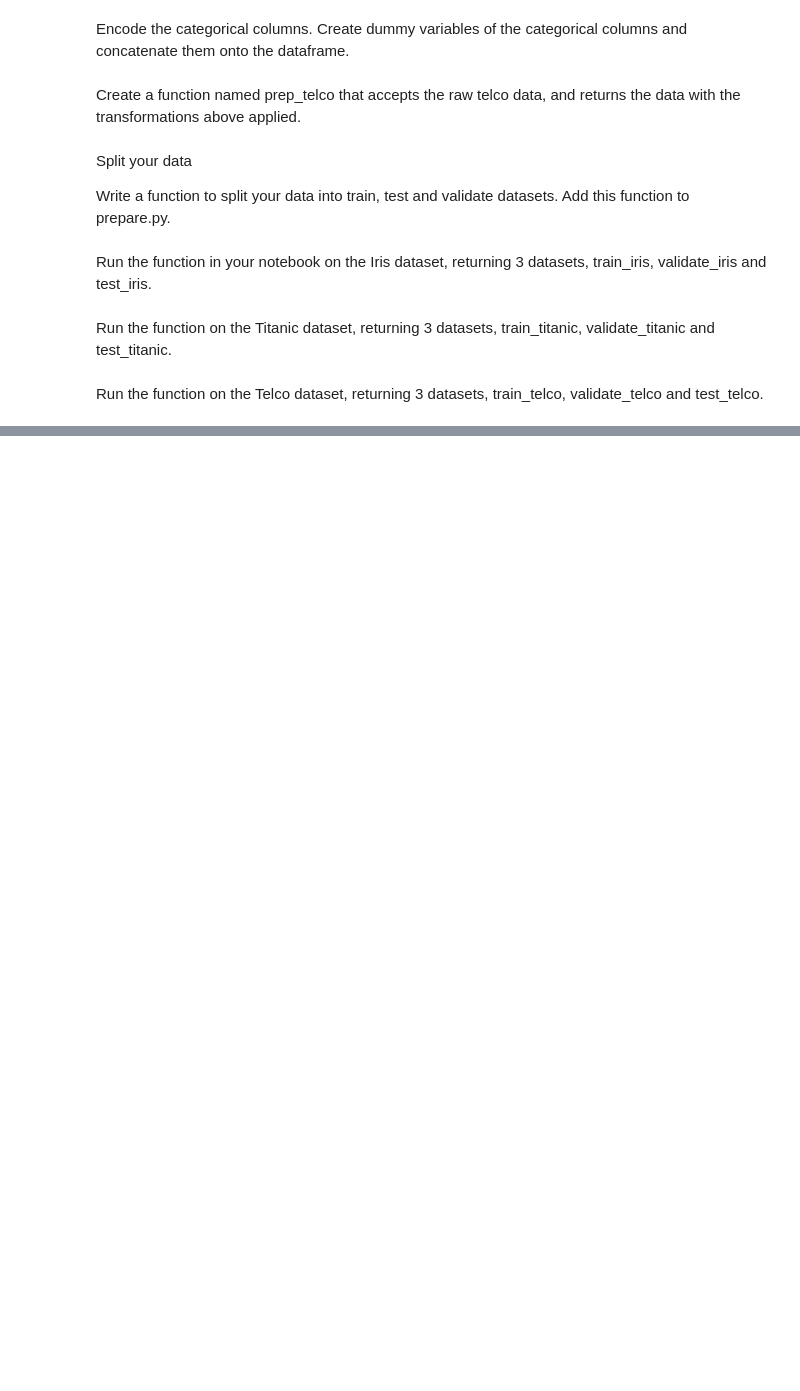
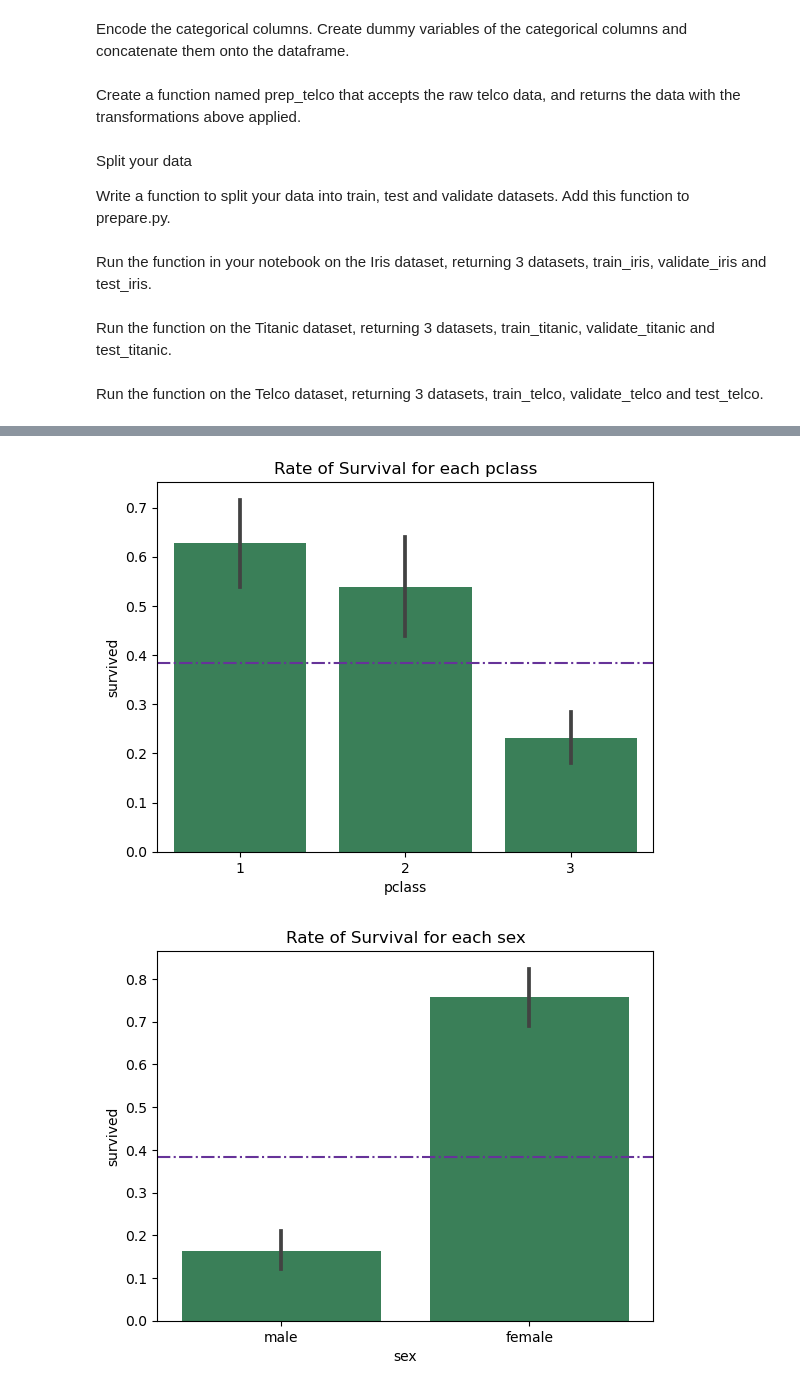
Before and after one commit to shawn-brown12/classification-exercises, a Jupyter notebook: classification_exercises.ipynb, the cells around one changed output, grey strips where cells are left out. Saved outputs shown, nothing was run; the diff lists cells and outputs as text; code cells hidden in the pictures; blank space fills up the shorter version.

Commit message:
updating prepare.py file and exercises file

```diff
--- a/classification_exercises.ipynb
+++ b/classification_exercises.ipynb
@@ -797,0 +638,4 @@ Document any and all findings and takeaways in your notebook using markdown.
+# %%
+train, validate, test = prepare.split_train_test(titanic, 'survived')
+
+train.shape, validate.shape, test.shape
@@ -797,0 +670,23 @@ Document any and all findings and takeaways in your notebook using markdown.
+# %%
+# list of categorical variables to plot with survived
+cat_vars = ['pclass', 'sex', 'sibsp', 'parch', 'alone']
+
+#compute survival rate
+survival_rate = train.survived.mean()
+
+#plot one variable with survived
+#col = 'pclass'
+#sns.barplot(x=col, y='survived', data=train, color='seagreen')
+#add a horizontal line with theo verall survived rate
+#plt.axhline(survival_rate, color='rebeccapurple', ls='-.')
+
+#make it work for multiple variables - a loop for all categorical variables
+for col in cat_vars:
+    plt.title(f'Rate of Survival for each {col}')
+    sns.barplot(x=col, y='survived', data=train, color='seagreen')
+    #add a horizontal line with theo verall survived rate
+    plt.axhline(survival_rate, color='rebeccapurple', ls='-.')
+    plt.show()
+# %% [output]
+[figure, added]
+[figure, added]
```
Also changed, not shown: parts of 152 cells of this notebook, 2 other files.
